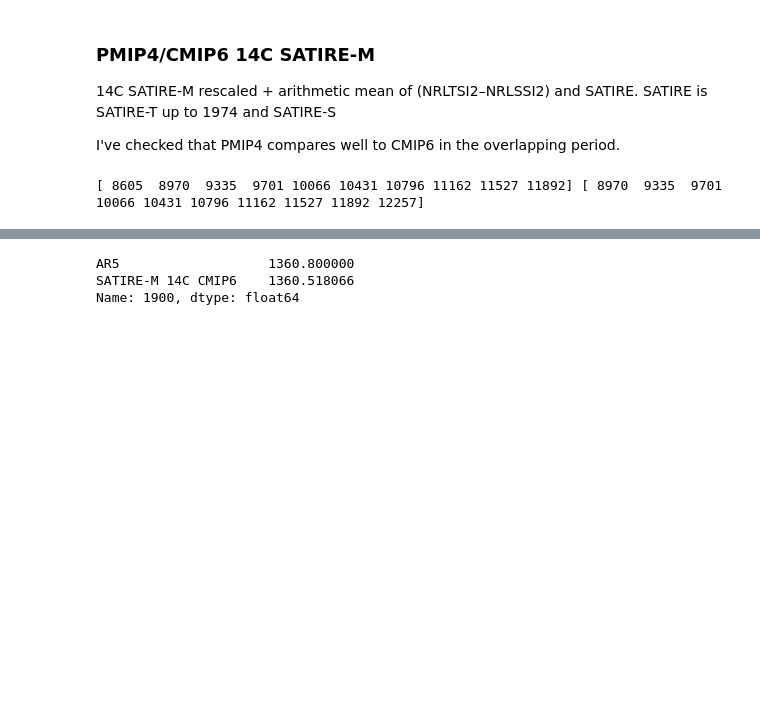
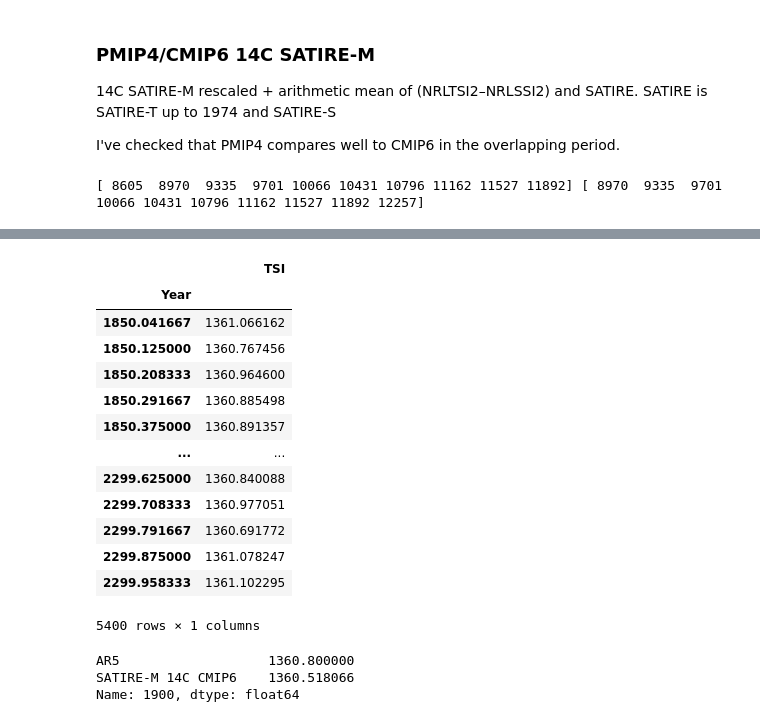
Before and after one commit to chrisroadmap/ar6, a Jupyter notebook: notebooks/050_chapter2_solar_ERF.ipynb, the cells around one changed output, grey strips where cells are left out. Saved outputs shown, nothing was run; the diff lists cells and outputs as text; code cells hidden in the pictures; blank space fills up the shorter version.

```diff
--- a/notebooks/050_chapter2_solar_ERF.ipynb
+++ b/notebooks/050_chapter2_solar_ERF.ipynb
@@ -103,6 +124,25 @@ satirem14c_cmip6_df.set_index('Year', inplace=True)
 satirem14c_cmip6_df
 solar_df = solar_df.join(satirem14c_cmip6_df)
 solar_df.rename(columns={'TSI': 'SATIRE-M 14C CMIP6'}, inplace=True)
+# %%
+satirem14c_cmip6_monthly_df = pd.DataFrame({'Year': np.arange(1850+1/24, 2300, 1/12), 'TSI': tsi_185023200_monthly})
+satirem14c_cmip6_monthly_df.set_index('Year', inplace=True)
+satirem14c_cmip6_monthly_df
+# %% [output]
+|  | TSI |
+| Year |  |
+| 1850.041667 | 1361.066162 |
+| 1850.125000 | 1360.767456 |
+| 1850.208333 | 1360.964600 |
+| 1850.291667 | 1360.885498 |
+| 1850.375000 | 1360.891357 |
+| ... | ... |
+| 2299.625000 | 1360.840088 |
+| 2299.708333 | 1360.977051 |
+| 2299.791667 | 1360.691772 |
+| 2299.875000 | 1361.078247 |
+| 2299.958333 | 1361.102295 |
+5400 rows × 1 columns
 # %%
 solar_df.loc[1900]
 # %% [output]
```
Also changed, not shown: parts of 7 cells of this notebook, 1 other file.
